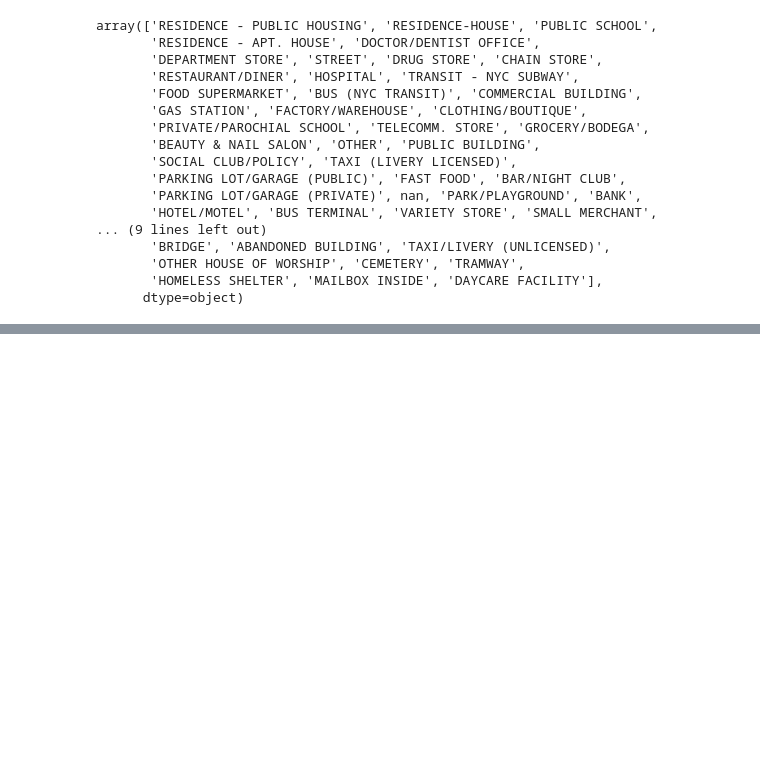
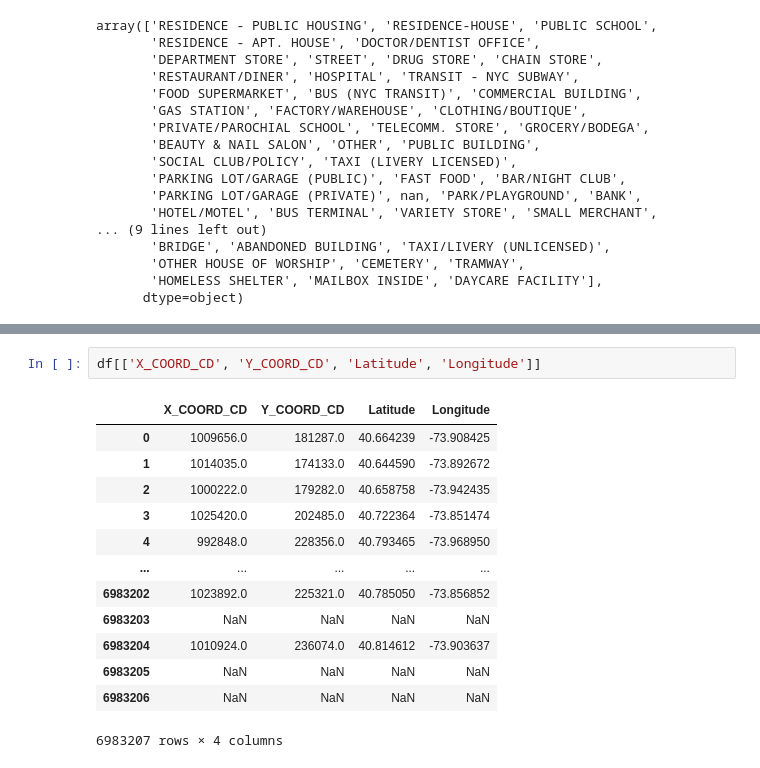
Before and after one commit to candiesforlife/minority_report, a Jupyter notebook: notebooks/Minority report.ipynb, the cells around one changed output, grey strips where cells are left out. Saved outputs shown, nothing was run; the diff lists cells and outputs as text; blank space fills up the shorter version.

```diff
--- a/notebooks/Minority report.ipynb
+++ b/notebooks/Minority report.ipynb
@@ -163,0 +304,16 @@ data
+# %%
+df[['X_COORD_CD', 'Y_COORD_CD', 'Latitude', 'Longitude']]
+# %% [output]
+|  | X_COORD_CD | Y_COORD_CD | Latitude | Longitude |
+| 0 | 1009656.0 | 181287.0 | 40.664239 | -73.908425 |
+| 1 | 1014035.0 | 174133.0 | 40.644590 | -73.892672 |
+| 2 | 1000222.0 | 179282.0 | 40.658758 | -73.942435 |
+| 3 | 1025420.0 | 202485.0 | 40.722364 | -73.851474 |
+| 4 | 992848.0 | 228356.0 | 40.793465 | -73.968950 |
+| ... | ... | ... | ... | ... |
+| 6983202 | 1023892.0 | 225321.0 | 40.785050 | -73.856852 |
+| 6983203 | NaN | NaN | NaN | NaN |
+| 6983204 | 1010924.0 | 236074.0 | 40.814612 | -73.903637 |
+| 6983205 | NaN | NaN | NaN | NaN |
+| 6983206 | NaN | NaN | NaN | NaN |
+6983207 rows × 4 columns
```
Also changed, not shown: parts of 26 cells of this notebook.
